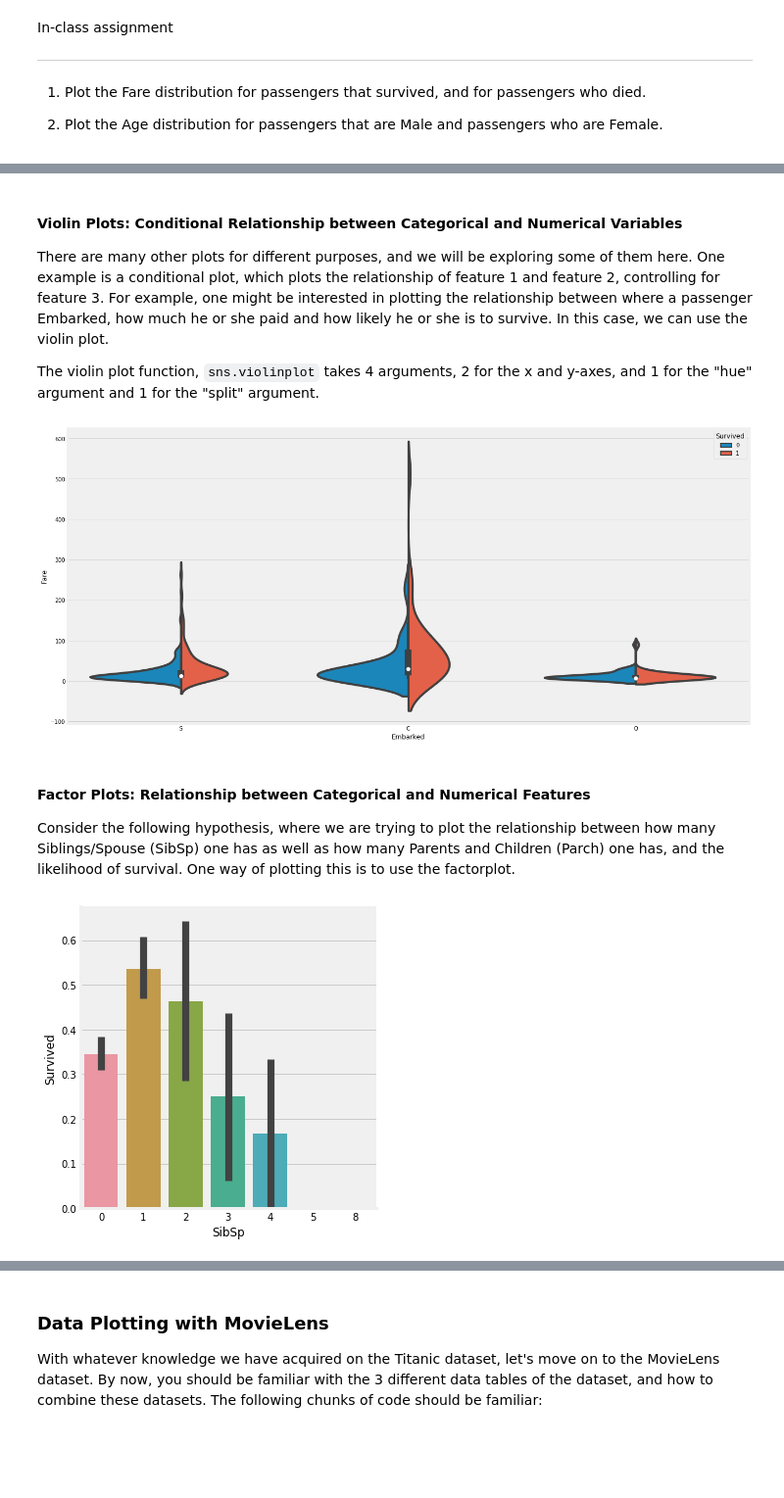
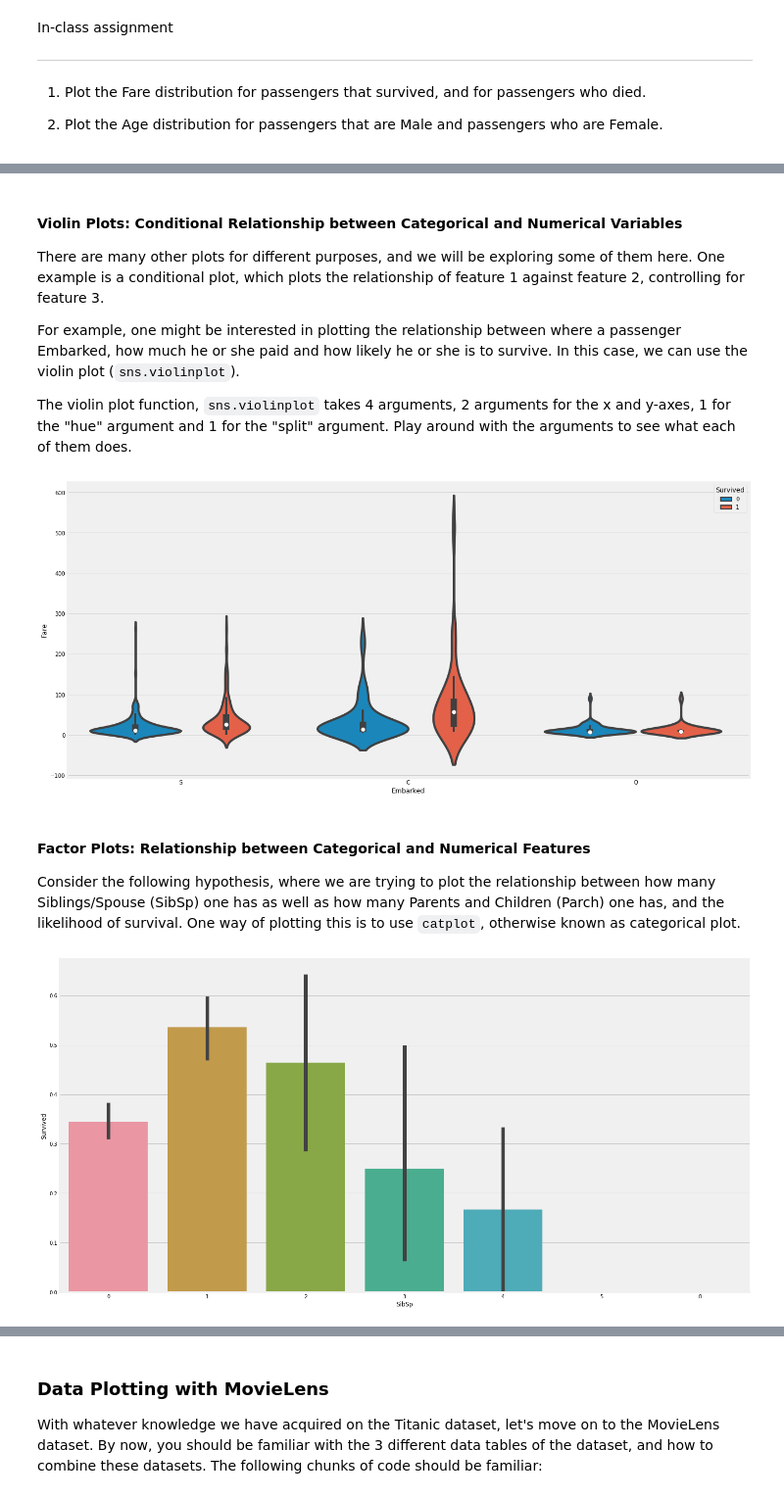
Before and after one commit to ngbolin/PythonProgrammingWorkshop, a Jupyter notebook: SMUMSE_ProgWorkshop_Lesson4.ipynb, the cells around one changed output, grey strips where cells are left out. Shown at 98% size. Cells and saved outputs as stored; diff of their text form; code cells hidden in the pictures; blank space fills up the shorter version.

```diff
--- a/SMUMSE_ProgWorkshop_Lesson4.ipynb
+++ b/SMUMSE_ProgWorkshop_Lesson4.ipynb
@@ -278,16 +279,18 @@ plt.show()
 # %% [markdown]
 #### Violin Plots: Conditional Relationship between Categorical and Numerical Variables
 
-There are many other plots for different purposes, and we will be exploring some of them here. One example is a conditional plot, which plots the relationship of feature 1 and feature 2, controlling for feature 3. For example, one might be interested in plotting the relationship between where a passenger Embarked, how much he or she paid and how likely he or she is to survive. In this case, we can use the violin plot.
+There are many other plots for different purposes, and we will be exploring some of them here. One example is a conditional plot, which plots the relationship of feature 1 against feature 2, controlling for feature 3.
 
-The violin plot function, `sns.violinplot` takes 4 arguments, 2 for the x and y-axes, and 1 for the "hue" argument and 1 for the "split" argument.
+For example, one might be interested in plotting the relationship between where a passenger Embarked, how much he or she paid and how likely he or she is to survive. In this case, we can use the violin plot (`sns.violinplot`).
+
+The violin plot function, `sns.violinplot` takes 4 arguments, 2 arguments for the x and y-axes, 1 for the "hue" argument and 1 for the "split" argument. Play around with the arguments to see what each of them does.
 # %%
 plt.figure(figsize=(20, 10))
-sns.violinplot('Embarked', 'Fare', hue = 'Survived', data = dat, split = True)
+sns.violinplot('Embarked', 'Fare', hue = 'Survived', data = dat, split = False)
 plt.show()
 # %% [output]
-[figure, old version]
+[figure, new version]
 # %% [markdown]
 #### Factor Plots: Relationship between Categorical and Numerical Features
 
-Consider the following hypothesis, where we are trying to plot the relationship between how many Siblings/Spouse (SibSp) one has as well as how many Parents and Children (Parch) one has, and the likelihood of survival. One way of plotting this is to use the factorplot.
+Consider the following hypothesis, where we are trying to plot the relationship between how many Siblings/Spouse (SibSp) one has as well as how many Parents and Children (Parch) one has, and the likelihood of survival. One way of plotting this is to use `catplot`, otherwise known as categorical plot.
@@ -294,6 +299,6 @@ Consider the following hypothesis, where we are trying to plot the relationship
 # %%
-sns.factorplot('SibSp', 'Survived', kind='bar', data=dat)
+sns.catplot('SibSp', 'Survived', kind='bar', data=dat, height=10, aspect=2)
 plt.show()
 # %% [output]
-[figure, old version]
+[figure, new version]
 # %% [markdown]
```
Also changed, not shown: parts of 36 cells of this notebook.
